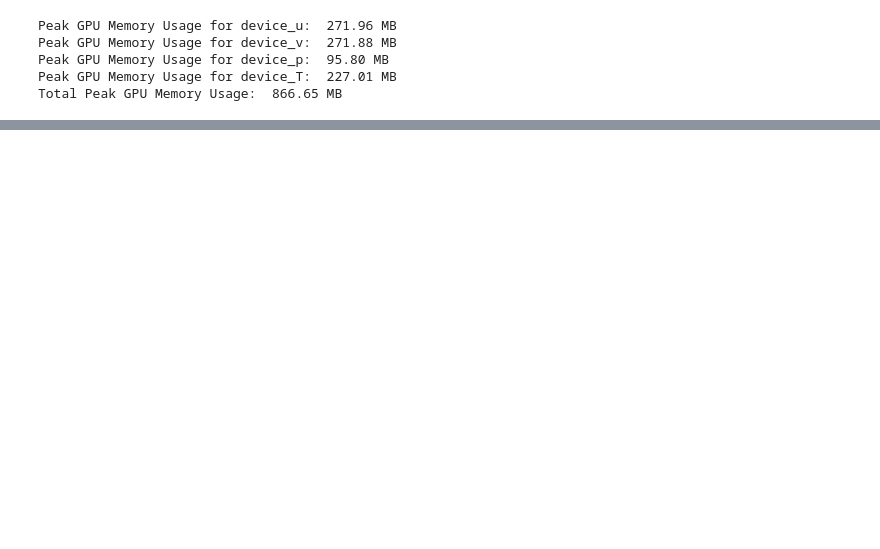
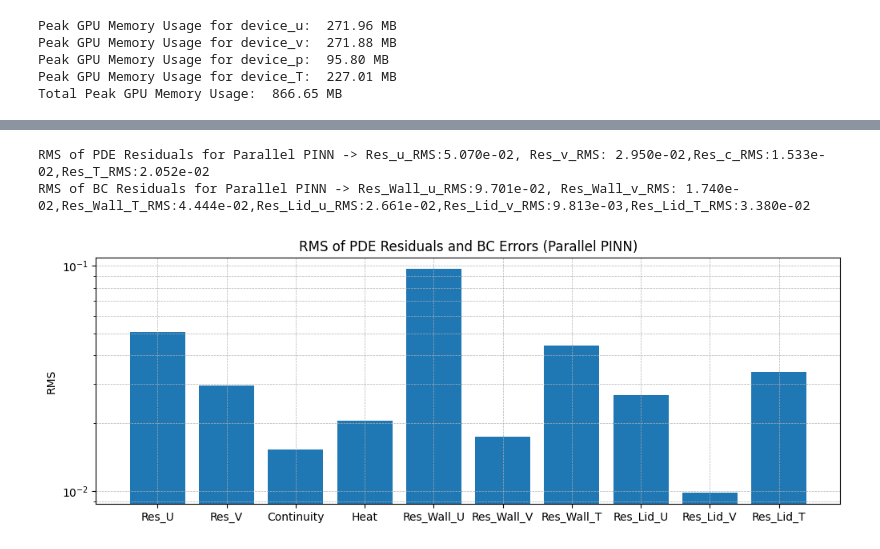
Before and after one commit to SoumikSarkar830/Laser_PINN, a Jupyter notebook: ParallelPINN_Lid_Driven_Cavity_2.ipynb, the cells around one changed output, grey strips where cells are left out. Saved outputs shown, nothing was run; the diff lists cells and outputs as text; code cells hidden in the pictures; blank space fills up the shorter version.

```diff
--- a/ParallelPINN_Lid_Driven_Cavity_2.ipynb
+++ b/ParallelPINN_Lid_Driven_Cavity_2.ipynb
@@ -324,3 +344,33 @@ Peak GPU Memory Usage for device_v:  271.88 MB
 Peak GPU Memory Usage for device_p:  95.80 MB
 Peak GPU Memory Usage for device_T:  227.01 MB
 Total Peak GPU Memory Usage:  866.65 MB
+# %%
+def compute_res_rms():
+    res_u = compute_residual_u()
+    res_v = compute_residual_v()
+    res_c = compute_residual_continuity()
+    res_T = compute_residual_T()
+
+    res_u_rms = torch.sqrt(torch.mean(res_u**2)).item()
+    res_v_rms = torch.sqrt(torch.mean(res_v**2)).item()
+    res_c_rms = torch.sqrt(torch.mean(res_c**2)).item()
+    res_T_rms = torch.sqrt(torch.mean(res_T**2)).item()
+
+
+    print(f'RMS of PDE Residuals for Parallel PINN -> Res_u_RMS:{res_u_rms:.3e}, Res_v_RMS: {res_v_rms:.3e},Res_c_RMS:{res_c_rms:.3e},Res_T_RMS:{res_T_rms:.3e}')
+
+
+    res_wall_u,res_wall_v,res_wall_T,res_lid_u,res_lid_v,res_lid_T = boundary_residuals()
+
+    res_wall_u_rms = torch.sqrt(torch.mean(res_wall_u**2)).item()
+    res_wall_v_rms = torch.sqrt(torch.mean(res_wall_v**2)).item()
+    res_wall_T_rms = torch.sqrt(torch.mean(res_wall_T**2)).item()
+
+    res_lid_u_rms = torch.sqrt(torch.mean(res_lid_u**2)).item()
+    res_lid_v_rms = torch.sqrt(torch.mean(res_lid_v**2)).item()
+    res_lid_T_rms = torch.sqrt(torch.mean(res_lid_T**2)).item()
+
+    print(f'RMS of BC Residuals for Parallel PINN -> Res_Wall_u_RMS:{res_wall_u_rms:.3e}, Res_Wall_v_RMS: {res_wall_v_rms:.3e},Res_Wall_T_RMS:{res_wall_T_rms:.3e},Res_Lid_u_RMS:{res_lid_u_rms:.3e},Res_Lid_v_RMS:{res_lid_v_rms:.3e},Res_Lid_T_RMS:{res_lid_T_rms:.3e}')
+
+
+    return res_u_rms,res_v_rms,res_c_rms,res_T_rms,res_wall_u_rms,res_wall_v_rms,res_wall_T_rms,res_lid_u_rms,res_lid_v_rms,res_lid_T_rms
@@ -327,3 +392,22 @@ Total Peak GPU Memory Usage:  866.65 MB
+# %%
+# Plotting Residuals RMS Values
+
+res_u_rms,res_v_rms,res_c_rms,res_T_rms,res_wall_u_rms,res_wall_v_rms,res_wall_T_rms,res_lid_u_rms,res_lid_v_rms,res_lid_T_rms = compute_res_rms()
+
+labels = ['Res_U','Res_V','Continuity','Heat','Res_Wall_U','Res_Wall_V','Res_Wall_T','Res_Lid_U','Res_Lid_V','Res_Lid_T']
+values = [res_u_rms,res_v_rms,res_c_rms,res_T_rms,res_wall_u_rms,res_wall_v_rms,res_wall_T_rms,res_lid_u_rms,res_lid_v_rms,res_lid_T_rms]
+
+plt.figure(figsize = (12,4))
+plt.bar(labels,values)
+plt.yscale('log')
+plt.ylabel("RMS")
+plt.title('RMS of PDE Residuals and BC Errors (Parallel PINN)')
+plt.grid(True, which='both', linestyle='--', linewidth=0.5)
+plt.show()
+# %% [output]
+RMS of PDE Residuals for Parallel PINN -> Res_u_RMS:5.070e-02, Res_v_RMS: 2.950e-02,Res_c_RMS:1.533e-02,Res_T_RMS:2.052e-02
+RMS of BC Residuals for Parallel PINN -> Res_Wall_u_RMS:9.701e-02, Res_Wall_v_RMS: 1.740e-02,Res_Wall_T_RMS:4.444e-02,Res_Lid_u_RMS:2.661e-02,Res_Lid_v_RMS:9.813e-03,Res_Lid_T_RMS:3.380e-02
+[figure, added]
 # %%
 plt.figure(figsize=(10,6))
 plt.plot(loss_u_list, label='loss_u')
```
Also changed, not shown: parts of 8 cells of this notebook.
